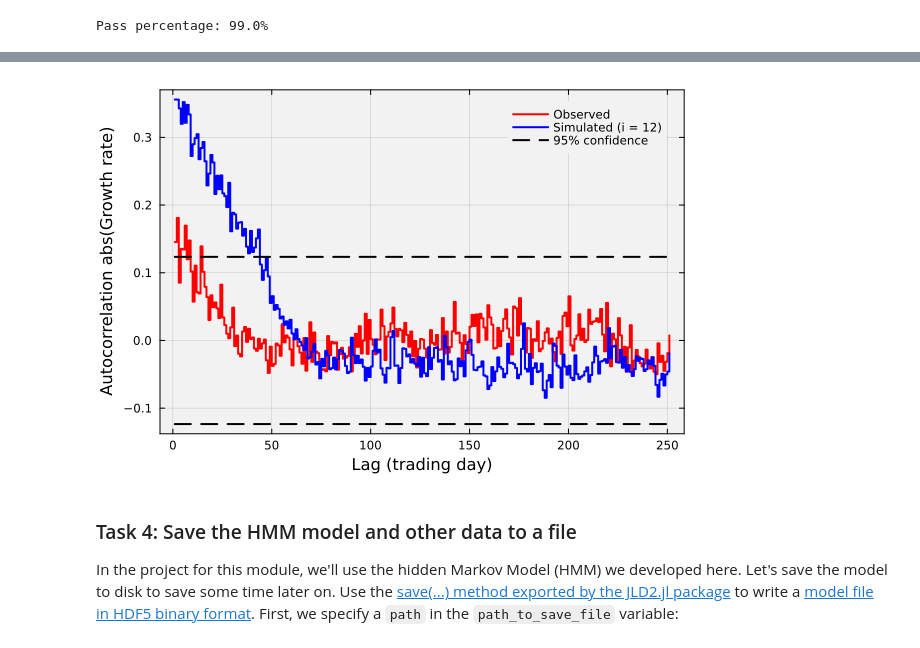
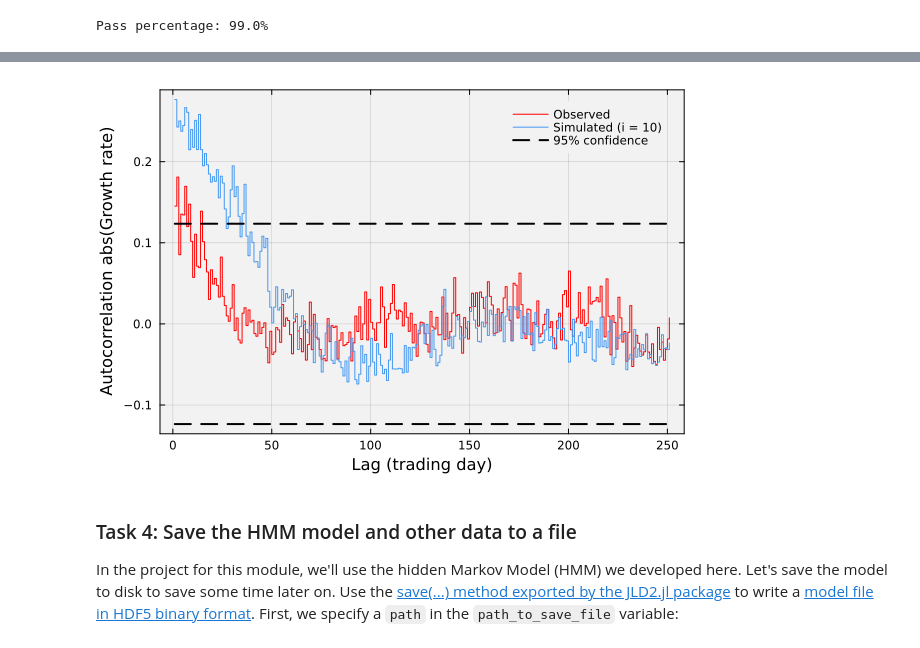
Before and after one commit to varnerlab/CHEME-5660-CourseRepository-Fall-2024, a Jupyter notebook: lectures/week-13/L13a/CHEME-5660-L13a-HMM-SPY-IS-Fall-2024-WorkedExample.ipynb, the cells around one changed output, grey strips where cells are left out. Cells and saved outputs as stored; diff of their text form; code cells hidden in the pictures.

```diff
--- a/lectures/week-13/L13a/CHEME-5660-L13a-HMM-SPY-IS-Fall-2024-WorkedExample.ipynb
+++ b/lectures/week-13/L13a/CHEME-5660-L13a-HMM-SPY-IS-Fall-2024-WorkedExample.ipynb
@@ -33,6 +33,9 @@ We gathered a daily open-high-low-close `dataset` for each firm in the [S&P500](
 # %%
 risk_free_rate = 0.0421; # 17-Jun-2024 10-year treasury
-ticker = "JNJ"; # select a ticker
+Δt = (1/252); # time step 1 x trading in units of years
+number_of_paths = 10000; # number of potential futures should we look at
+blue_color = colorant"rgb(68,152,242)";
+ticker = "JNJ"; # This is the ticker we want to explore
 # %% [markdown]
 ### Load and clean the historical data
 # %% [markdown]
@@ -61,4 +65,4 @@ We compute the expected (annualized) log growth rate by passing the `dataset` an
 # %%
 all_firms_excess_return_matrix = log_growth_matrix(dataset, list_of_all_tickers,
-    Δt = (1.0/252.0), risk_free_rate = risk_free_rate);
+    Δt = Δt, risk_free_rate = risk_free_rate);
 # %% [markdown]
@@ -569,24 +584,23 @@ end
 # %%
 let
     # generate a random index -
     random_index = rand(1:number_of_paths);
     number_of_steps = 252;
-    random_index = 12
+    random_index = 10
 
-
-    plot(autocor(abs.(in_sample_dataset), (2:number_of_steps |> collect)), label="Observed", lw=2, c=:red,
+    plot(autocor(abs.(in_sample_dataset), (2:number_of_steps |> collect)), label="Observed", lw=1, c=:red,
         bg="gray95", background_color_outside="white", framestyle = :box, fg_legend = :transparent, linetype=:steppost)
-    plot!(autocor(abs.(in_sample_decoded_archive_with_jumps[:,random_index]), ((2:number_of_steps) |> collect)), c=:blue, lw=2,
-        label="Simulated (i = $(random_index))", linetype=:steppost)
+    plot!(autocor(abs.(in_sample_decoded_archive_with_jumps[:,random_index]), ((2:number_of_steps) |> collect)), c=blue_color,
+        lw=1,label="Simulated (i = $(random_index))", linetype=:steppost)
 
     LINE = (1.96/sqrt(number_of_steps))*ones(number_of_steps-1);
     plot!(LINE, label="95% confidence", lw=2, c=:black, ls=:dash)
     plot!(-LINE, label="", lw=2, c=:black, ls=:dash)
     xlabel!("Lag (trading day)", fontsize=18)
     ylabel!("Autocorrelation abs(Growth rate)", fontsize=18)
 end
 # %% [output]
-[figure, old version]
+[figure, new version]
 # %% [markdown]
 ### Task 4: Save the HMM model and other data to a file
 In the project for this module, we'll use the hidden Markov Model (HMM) we developed here. Let's save the model to disk to save some time later on. Use the [save(...) method exported by the JLD2.jl package](https://github.com/JuliaIO/JLD2.jl.git) to write a [model file in HDF5 binary format](https://en.wikipedia.org/wiki/Hierarchical_Data_Format). First, we specify a `path` in the `path_to_save_file` variable:
```
Also changed, not shown: parts of 24 cells of this notebook, 2 other files.
